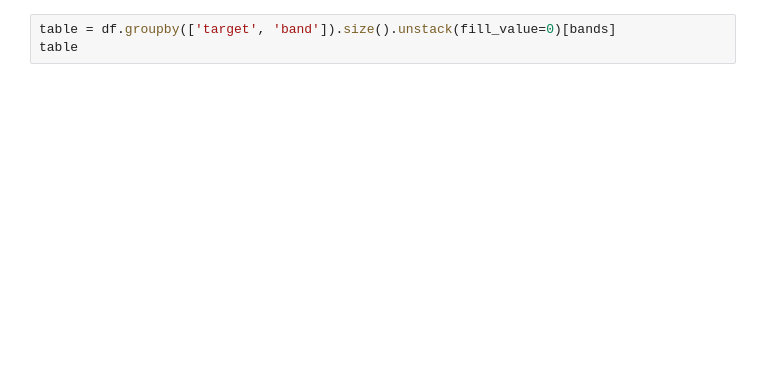
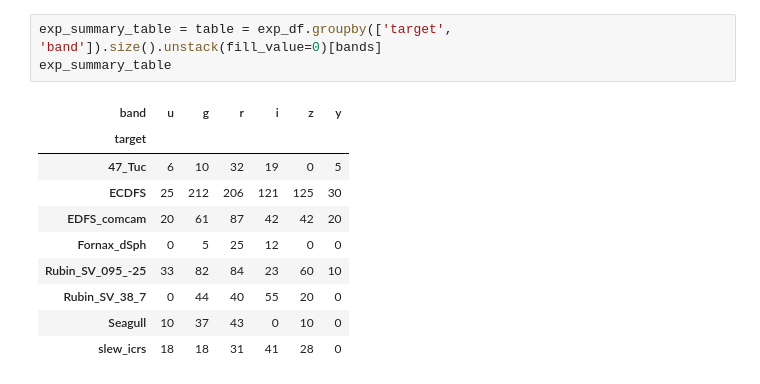
Before and after one commit to lsst/rtn-095, a Jupyter notebook: notebooks/dp1_fields_summary.ipynb, the cells around one changed output. Saved outputs shown, nothing was run; the diff lists cells and outputs as text; blank space fills up the shorter version.

```diff
--- a/notebooks/dp1_fields_summary.ipynb
+++ b/notebooks/dp1_fields_summary.ipynb
@@ -64,3 +178,14 @@ df['band'] = df['filter'].str.split('_').str[0]
 # %%
-table = df.groupby(['target', 'band']).size().unstack(fill_value=0)[bands]
-table
+exp_summary_table = table = exp_df.groupby(['target', 'band']).size().unstack(fill_value=0)[bands]
+exp_summary_table
+# %% [output]
+| band | u | g | r | i | z | y |
+| target |  |  |  |  |  |  |
+| 47_Tuc | 6 | 10 | 32 | 19 | 0 | 5 |
+| ECDFS | 25 | 212 | 206 | 121 | 125 | 30 |
+| EDFS_comcam | 20 | 61 | 87 | 42 | 42 | 20 |
+| Fornax_dSph | 0 | 5 | 25 | 12 | 0 | 0 |
+| Rubin_SV_095_-25 | 33 | 82 | 84 | 23 | 60 | 10 |
+| Rubin_SV_38_7 | 0 | 44 | 40 | 55 | 20 | 0 |
+| Seagull | 10 | 37 | 43 | 0 | 10 | 0 |
+| slew_icrs | 18 | 18 | 31 | 41 | 28 | 0 |
```
Also changed, not shown: parts of 20 cells of this notebook.
